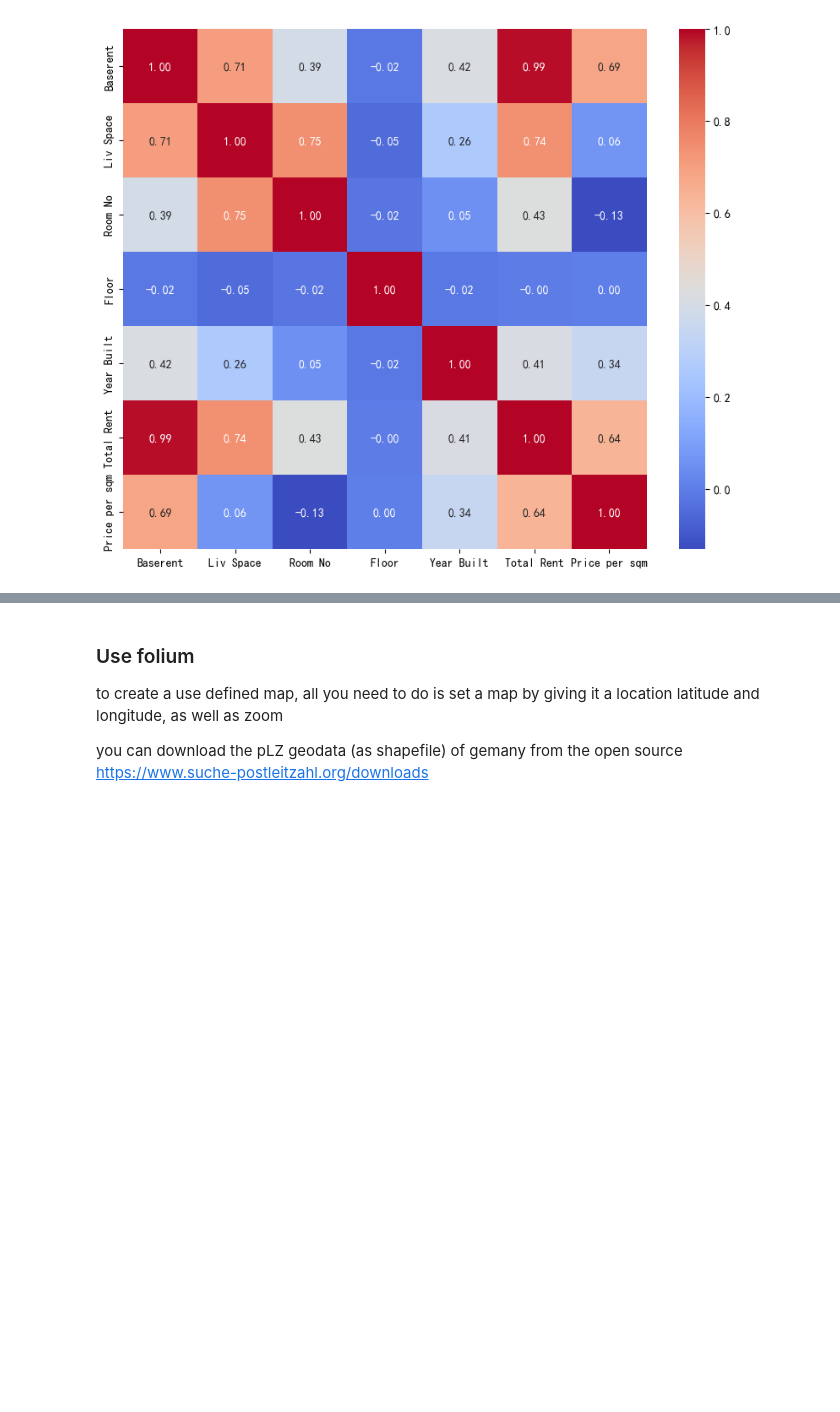
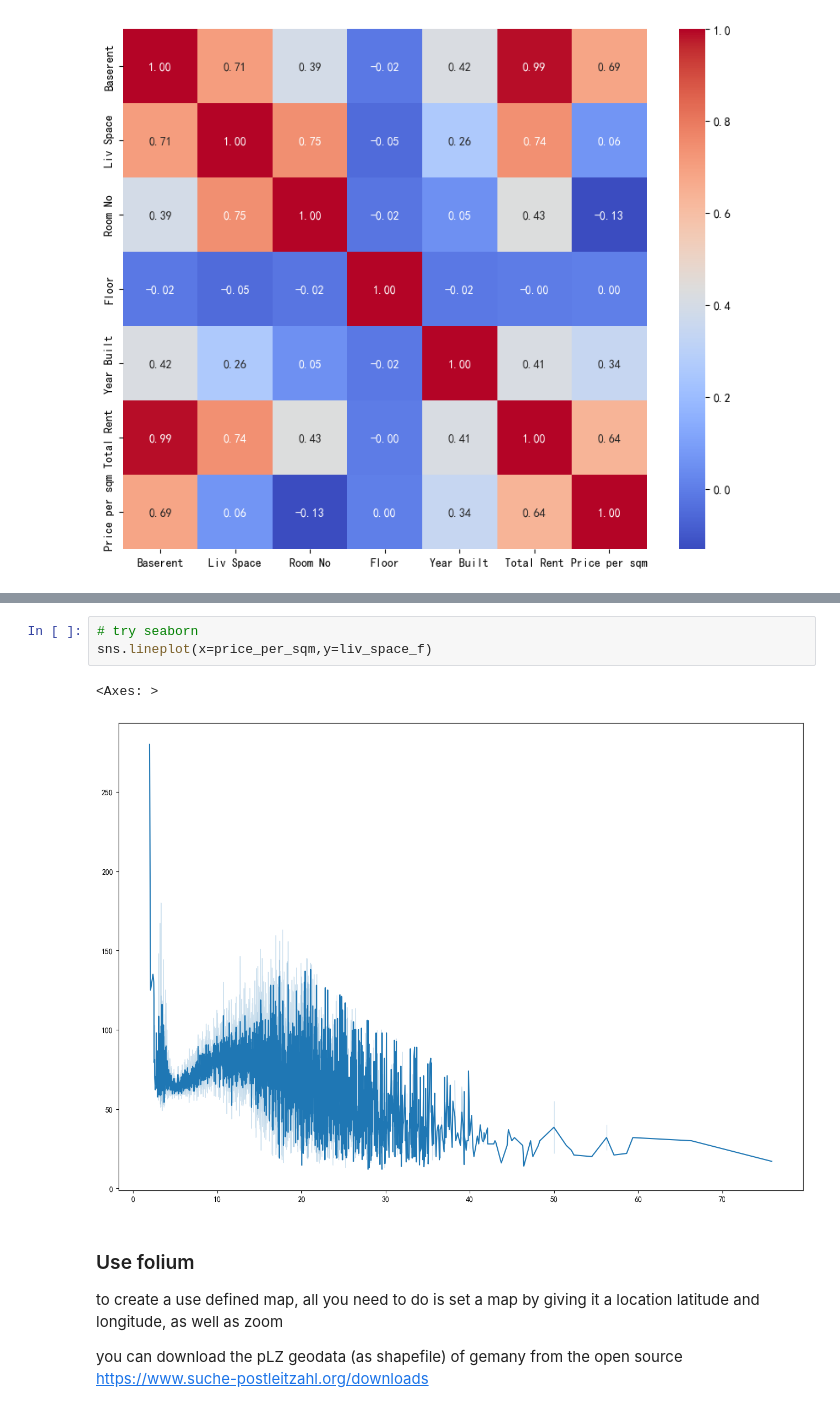
Before and after one commit to dietertao/b_python_dshb_cn, a Jupyter notebook: docs/Chapter02/1.2.ds_projet_np02.ipynb, the cells around one changed output, grey strips where cells are left out. Drawn from its saved outputs; the diff is of its cells as text; blank space fills up the shorter version.

```diff
--- a/docs/Chapter02/1.2.ds_projet_np02.ipynb
+++ b/docs/Chapter02/1.2.ds_projet_np02.ipynb
@@ -879,3 +914,9 @@ sns.heatmap(corr_matrix, annot=True, cmap=sns.diverging_palette(230, 20, as_cmap
+# %%
+# try seaborn
+sns.lineplot(x=price_per_sqm,y=liv_space_f)
+# %% [output]
+<Axes: >
+[figure, added]
 # %% [markdown]
 ### Use folium
 
```
Also changed, not shown: parts of 10 cells of this notebook, 2 other files.
